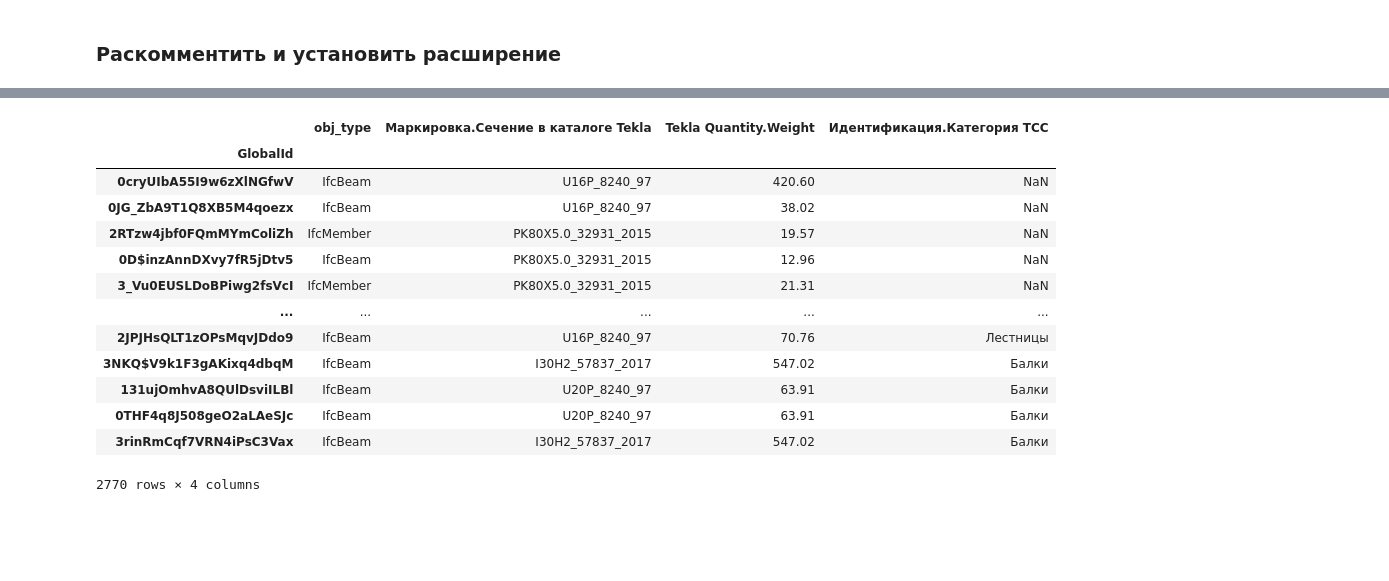
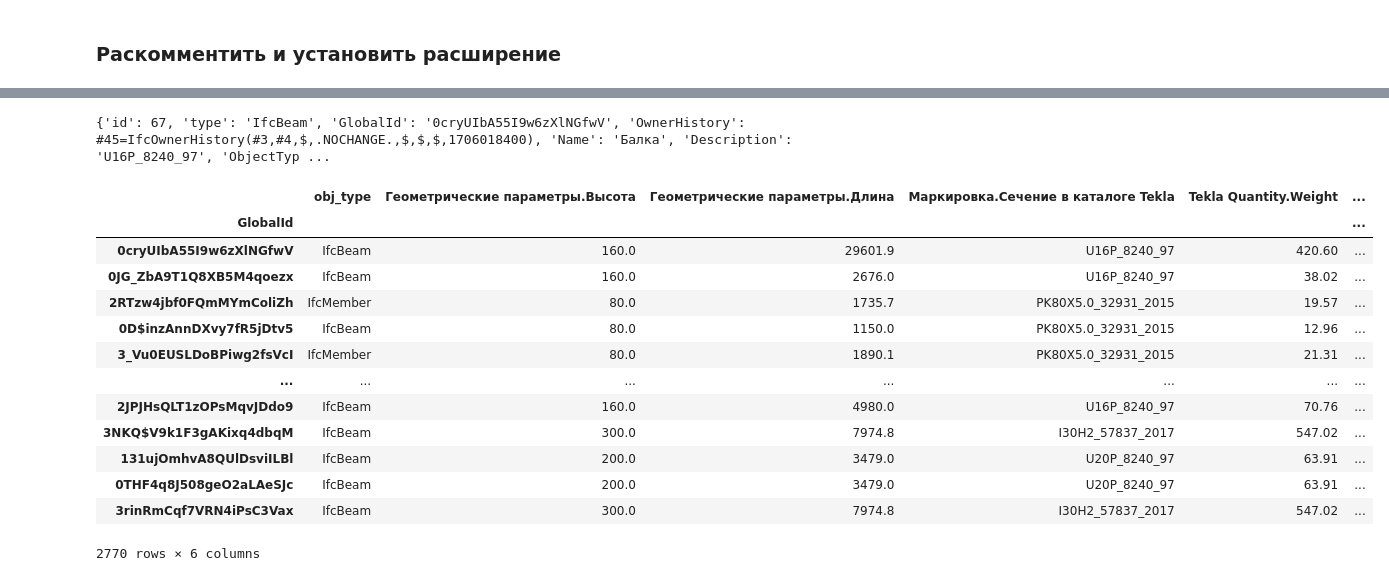
Before and after one commit to PavelNedviga/IFCExtract, a Jupyter notebook: extract_data.ipynb, the cells around one changed output, grey strips where cells are left out. Drawn from its saved outputs; the diff is of its cells as text; code cells hidden in the pictures; blank space fills up the shorter version.

```diff
--- a/extract_data.ipynb
+++ b/extract_data.ipynb
@@ -55,5 +20,5 @@ please provide us feedback at https://github.com/pandas-dev/pandas/issues/54466
 # %%
-def extract_ifc_properties_to_dataframe(ifc_path, object_type, properties_list):
+def extract_ifc_properties_to_dataframe(ifc_path, object_type, properties_list) -> pd.DataFrame:
     # Загрузка IFC файла
     file = ifcopenshell.open(ifc_path)
 
@@ -62,6 +27,8 @@ def extract_ifc_properties_to_dataframe(ifc_path, object_type, properties_list):
 
     # Подготовка данных для DataFrame (pandas)
     data = []
+
+    # print(objects[0].get_info())
 
     for obj in objects:
         obj_data = {'GlobalId': obj.GlobalId, 'obj_type': obj.get_info()['type']}
@@ -86,28 +53,33 @@ def extract_ifc_properties_to_dataframe(ifc_path, object_type, properties_list):
 # %%
 
 # Пример использования функции
 ifc_path = '12002-81-020601-КМ3.1.3.ifc'
 object_type = 'IfcElement'
+
+# Кортеж из интересующих ('propertyset name','property name')
 properties_list = [
     ('Tekla Quantity', 'Weight'),
     ('Идентификация', "Категория ТСС"),
+    ('Геометрические параметры', 'Высота'),
+    ('Геометрические параметры', 'Длина'),
     ('Маркировка', 'Сечение в каталоге Tekla')
 ]
 
 df = extract_ifc_properties_to_dataframe(ifc_path, object_type, properties_list)
 df
 # %% [output]
+{'id': 67, 'type': 'IfcBeam', 'GlobalId': '0cryUIbA55I9w6zXlNGfwV', 'OwnerHistory': #45=IfcOwnerHistory(#3,#4,$,.NOCHANGE.,$,$,$,1706018400), 'Name': 'Балка', 'Description': 'U16P_8240_97', 'ObjectTyp ...
-|  | obj_type | Маркировка.Сечение в каталоге Tekla | Tekla Quantity.Weight | Идентификация.Категория ТСС |
-| GlobalId |  |  |  |  |
-| 0cryUIbA55I9w6zXlNGfwV | IfcBeam | U16P_8240_97 | 420.60 | NaN |
-| 0JG_ZbA9T1Q8XB5M4qoezx | IfcBeam | U16P_8240_97 | 38.02 | NaN |
-| 2RTzw4jbf0FQmMYmColiZh | IfcMember | PK80X5.0_32931_2015 | 19.57 | NaN |
-| 0D$inzAnnDXvy7fR5jDtv5 | IfcBeam | PK80X5.0_32931_2015 | 12.96 | NaN |
-| 3_Vu0EUSLDoBPiwg2fsVcI | IfcMember | PK80X5.0_32931_2015 | 21.31 | NaN |
-| ... | ... | ... | ... | ... |
-| 2JPJHsQLT1zOPsMqvJDdo9 | IfcBeam | U16P_8240_97 | 70.76 | Лестницы |
-| 3NKQ$V9k1F3gAKixq4dbqM | IfcBeam | I30H2_57837_2017 | 547.02 | Балки |
-| 131ujOmhvA8QUlDsviILBl | IfcBeam | U20P_8240_97 | 63.91 | Балки |
-| 0THF4q8J508geO2aLAeSJc | IfcBeam | U20P_8240_97 | 63.91 | Балки |
-| 3rinRmCqf7VRN4iPsC3Vax | IfcBeam | I30H2_57837_2017 | 547.02 | Балки |
+|  | obj_type | Геометрические параметры.Высота | Геометрические параметры.Длина | Маркировка.Сечение в каталоге Tekla | Tekla Quantity.Weight | ... |
+| GlobalId |  |  |  |  |  | ... |
+| 0cryUIbA55I9w6zXlNGfwV | IfcBeam | 160.0 | 29601.9 | U16P_8240_97 | 420.60 | ... |
+| 0JG_ZbA9T1Q8XB5M4qoezx | IfcBeam | 160.0 | 2676.0 | U16P_8240_97 | 38.02 | ... |
+| 2RTzw4jbf0FQmMYmColiZh | IfcMember | 80.0 | 1735.7 | PK80X5.0_32931_2015 | 19.57 | ... |
+| 0D$inzAnnDXvy7fR5jDtv5 | IfcBeam | 80.0 | 1150.0 | PK80X5.0_32931_2015 | 12.96 | ... |
+| 3_Vu0EUSLDoBPiwg2fsVcI | IfcMember | 80.0 | 1890.1 | PK80X5.0_32931_2015 | 21.31 | ... |
+| ... | ... | ... | ... | ... | ... | ... |
+| 2JPJHsQLT1zOPsMqvJDdo9 | IfcBeam | 160.0 | 4980.0 | U16P_8240_97 | 70.76 | ... |
+| 3NKQ$V9k1F3gAKixq4dbqM | IfcBeam | 300.0 | 7974.8 | I30H2_57837_2017 | 547.02 | ... |
+| 131ujOmhvA8QUlDsviILBl | IfcBeam | 200.0 | 3479.0 | U20P_8240_97 | 63.91 | ... |
+| 0THF4q8J508geO2aLAeSJc | IfcBeam | 200.0 | 3479.0 | U20P_8240_97 | 63.91 | ... |
+| 3rinRmCqf7VRN4iPsC3Vax | IfcBeam | 300.0 | 7974.8 | I30H2_57837_2017 | 547.02 | ... |
-2770 rows × 4 columns
+2770 rows × 6 columns
```
Also changed, not shown: parts of 16 cells of this notebook, 1 other file.
